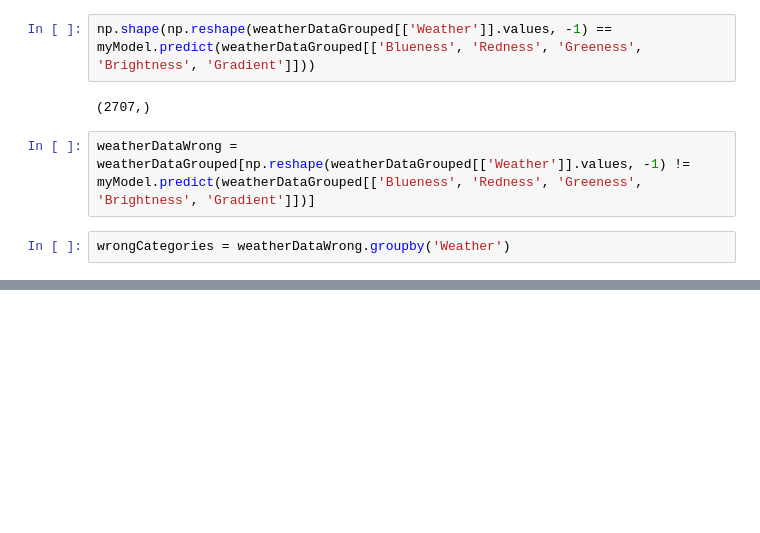
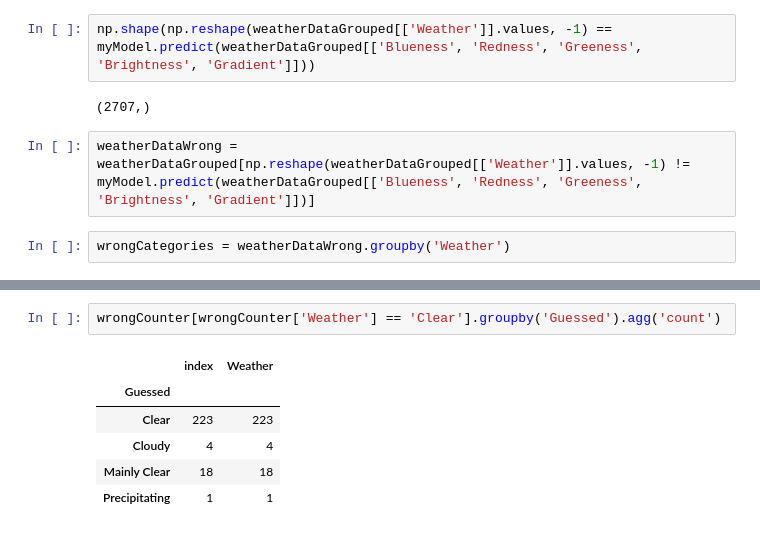
Before and after one commit to AFettes/DataScienceProject, a Jupyter notebook: project.ipynb, the cells around one changed output, grey strips where cells are left out. Saved outputs shown, nothing was run; the diff lists cells and outputs as text; blank space fills up the shorter version.

```diff
--- a/project.ipynb
+++ b/project.ipynb
@@ -202,0 +271,9 @@ NameError: name 'images' is not defined
+# %%
+wrongCounter[wrongCounter['Weather'] == 'Clear'].groupby('Guessed').agg('count')
+# %% [output]
+|  | index | Weather |
+| Guessed |  |  |
+| Clear | 223 | 223 |
+| Cloudy | 4 | 4 |
+| Mainly Clear | 18 | 18 |
+| Precipitating | 1 | 1 |
```
Also changed, not shown: parts of 28 cells of this notebook, 1 other file.
